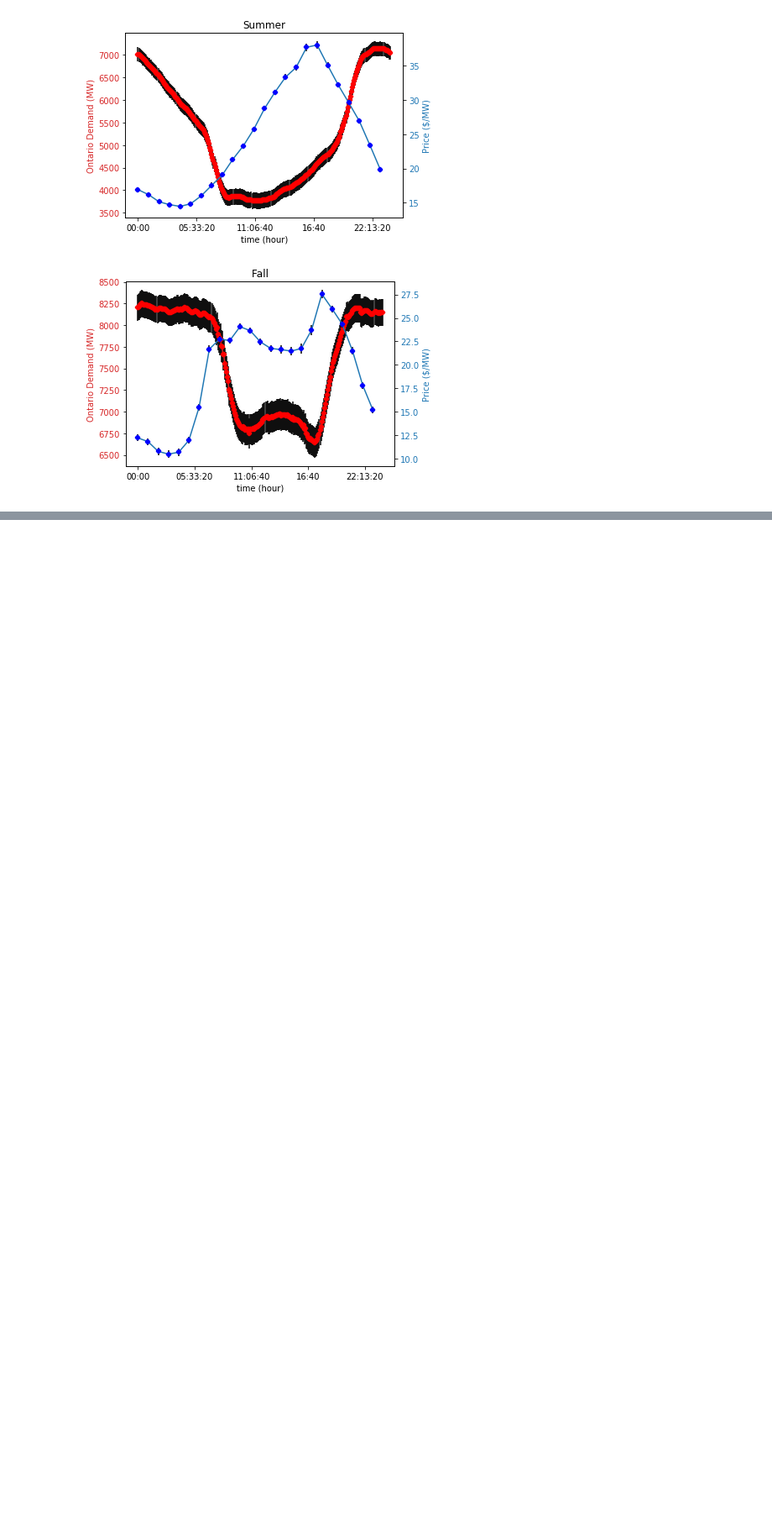
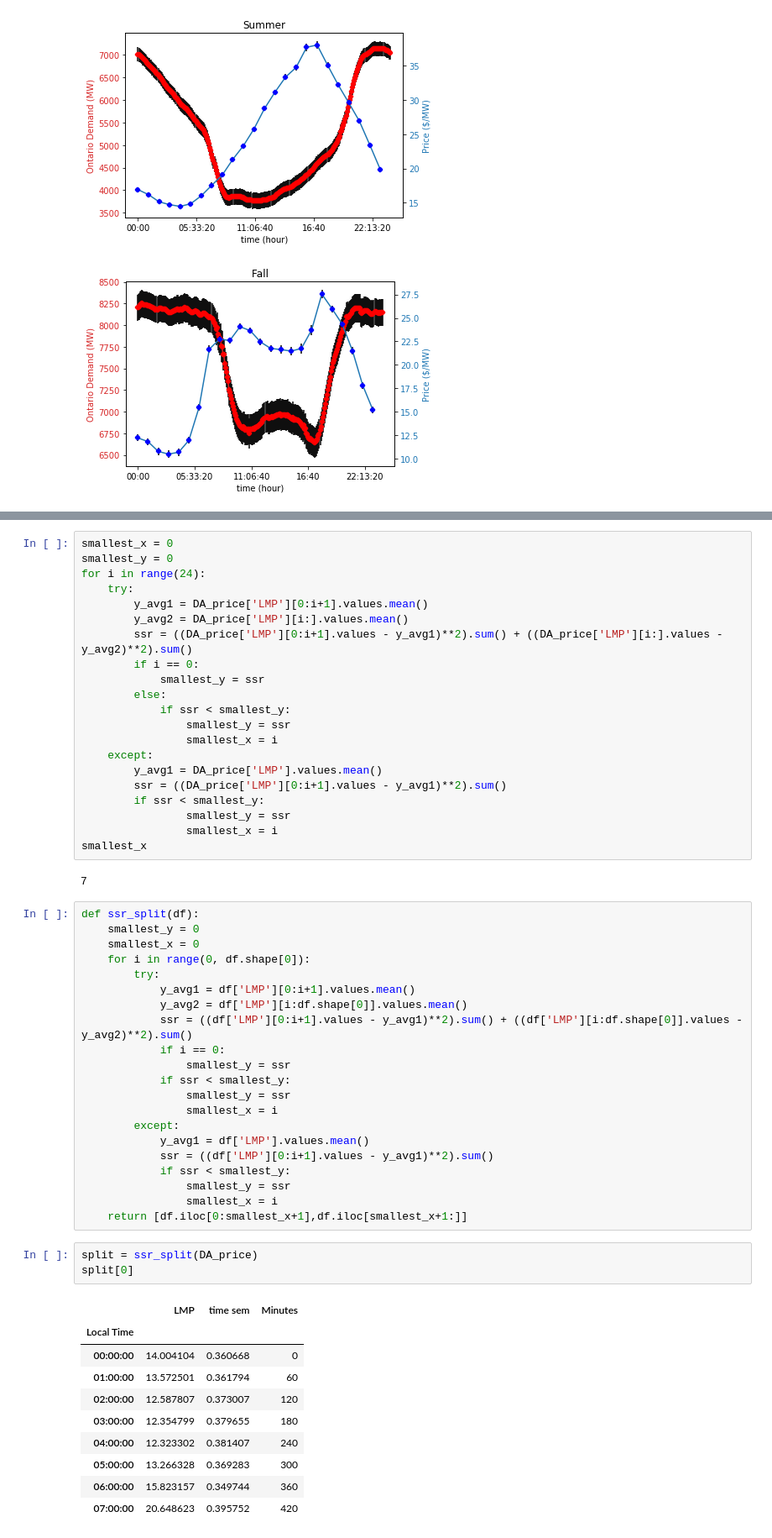
Before and after one commit to felipeascouto/energy, a Jupyter notebook: research_p1.ipynb, the cells around one changed output, grey strips where cells are left out. Shown at 84% size. Cells and saved outputs as stored; diff of their text form; blank space fills up the shorter version.

Commit message:
working on custom tree, manual split so far

```diff
--- a/research_p1.ipynb
+++ b/research_p1.ipynb
@@ -265,0 +310,58 @@ plot_dfs_seasons(gen_mix, DA_aggloc)
+# %%
+smallest_x = 0
+smallest_y = 0
+for i in range(24):
+    try:
+        y_avg1 = DA_price['LMP'][0:i+1].values.mean()
+        y_avg2 = DA_price['LMP'][i:].values.mean()
+        ssr = ((DA_price['LMP'][0:i+1].values - y_avg1)**2).sum() + ((DA_price['LMP'][i:].values - y_avg2)**2).sum()
+        if i == 0:
+            smallest_y = ssr
+        else:
+            if ssr < smallest_y:
+                smallest_y = ssr
+                smallest_x = i
+    except:
+        y_avg1 = DA_price['LMP'].values.mean()
+        ssr = ((DA_price['LMP'][0:i+1].values - y_avg1)**2).sum()
+        if ssr < smallest_y:
+                smallest_y = ssr
+                smallest_x = i
+smallest_x
+# %% [output]
+7
+# %%
+def ssr_split(df):
+    smallest_y = 0
+    smallest_x = 0
+    for i in range(0, df.shape[0]):
+        try:
+            y_avg1 = df['LMP'][0:i+1].values.mean()
+            y_avg2 = df['LMP'][i:df.shape[0]].values.mean()
+            ssr = ((df['LMP'][0:i+1].values - y_avg1)**2).sum() + ((df['LMP'][i:df.shape[0]].values - y_avg2)**2).sum()
+            if i == 0:
+                smallest_y = ssr
+            if ssr < smallest_y:
+                smallest_y = ssr
+                smallest_x = i
+        except:
+            y_avg1 = df['LMP'].values.mean()
+            ssr = ((df['LMP'][0:i+1].values - y_avg1)**2).sum()
+            if ssr < smallest_y:
+                smallest_y = ssr
+                smallest_x = i
+    return [df.iloc[0:smallest_x+1],df.iloc[smallest_x+1:]]
+# %%
+split = ssr_split(DA_price)
+split[0]
+# %% [output]
+|  | LMP | time sem | Minutes |
+| Local Time |  |  |  |
+| 00:00:00 | 14.004104 | 0.360668 | 0 |
+| 01:00:00 | 13.572501 | 0.361794 | 60 |
+| 02:00:00 | 12.587807 | 0.373007 | 120 |
+| 03:00:00 | 12.354799 | 0.379655 | 180 |
+| 04:00:00 | 12.323302 | 0.381407 | 240 |
+| 05:00:00 | 13.266328 | 0.369283 | 300 |
+| 06:00:00 | 15.823157 | 0.349744 | 360 |
+| 07:00:00 | 20.648623 | 0.395752 | 420 |
```
Also changed, not shown: parts of 8 cells of this notebook.
